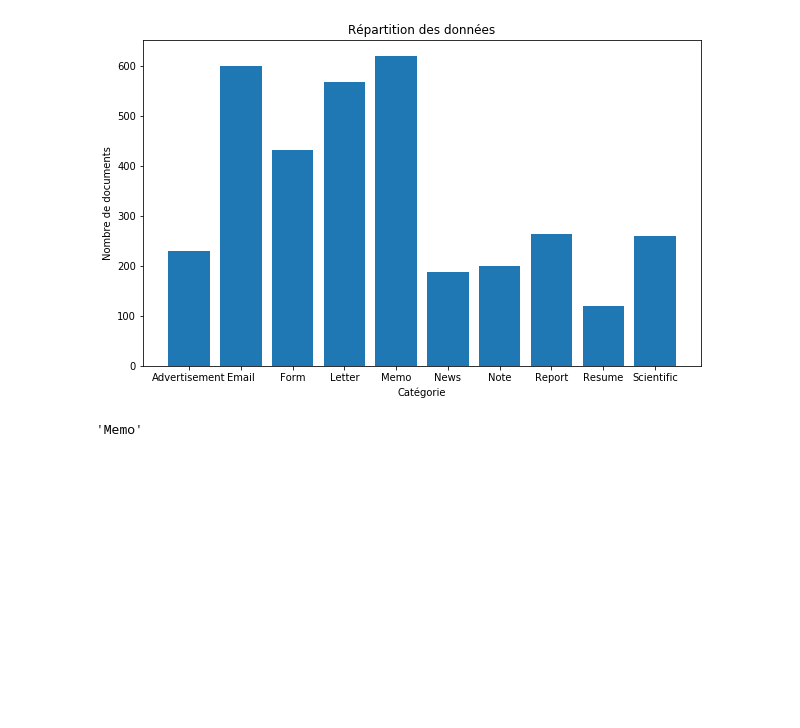
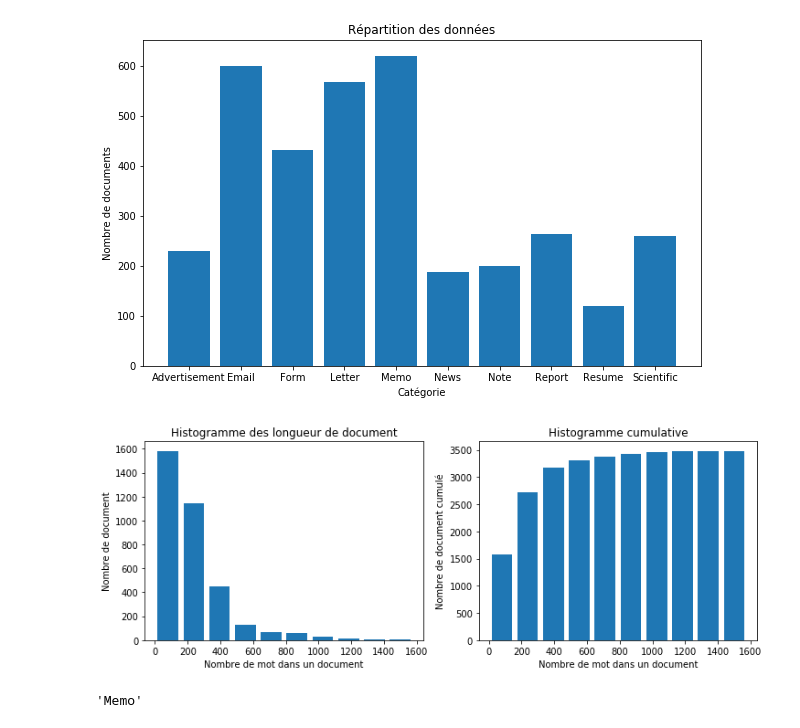
Before and after one commit to Rouen-NLP/final-lab-XUJitao, a Jupyter notebook: Final_Project.ipynb, the cells around one changed output. Saved outputs shown, nothing was run; the diff lists cells and outputs as text; code cells hidden in the pictures; blank space fills up the shorter version.

Commit message:
Plot hist for doc lengths

```diff
--- a/Final_Project.ipynb
+++ b/Final_Project.ipynb
@@ -58,6 +58,26 @@ plt.savefig('repartition_donnees.png')
 plt.show()
 # %% [output]
 [figure]
+# %%
+lens = []
+for i in range(x.shape[0]):
+    line = x[i].replace('\n', ' ').split()
+    lens.append(len(line))
+plt.figure(figsize=(12, 4))
+plt.subplot(121)
+plt.title('Histogramme des longueur de document')
+plt.hist(lens, bins=10, rwidth=0.8)
+plt.xlabel('Nombre de mot dans un document')
+plt.ylabel('Nombre de document')
+plt.subplot(122)
+plt.title('Histogramme cumulative')
+plt.hist(lens, rwidth=0.8, cumulative=True)
+plt.xlabel('Nombre de mot dans un document')
+plt.ylabel('Nombre de document cumulé')
+plt.savefig('longueue_doc.png')
+plt.show()
+# %% [output]
+[figure, added]
 # %%
 x_train, x_test, y_train, y_test = train_test_split(x, y, test_size=0.2)
 # %%
```
Also changed, not shown: 1 other file.
